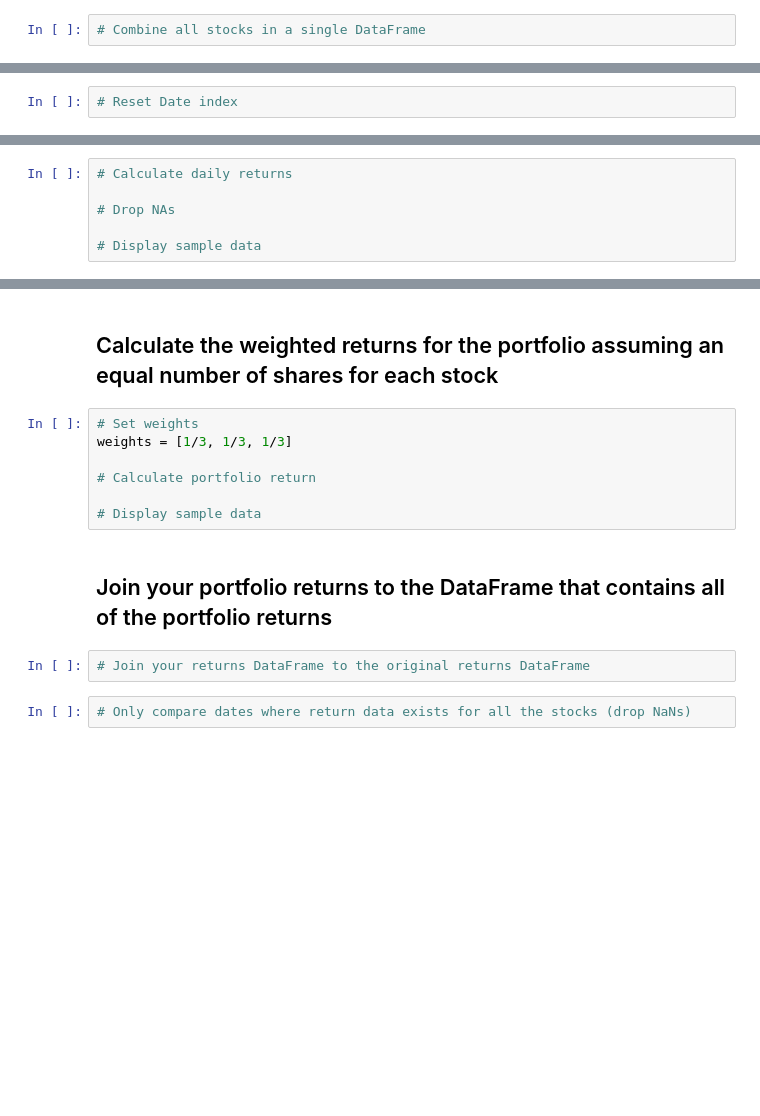
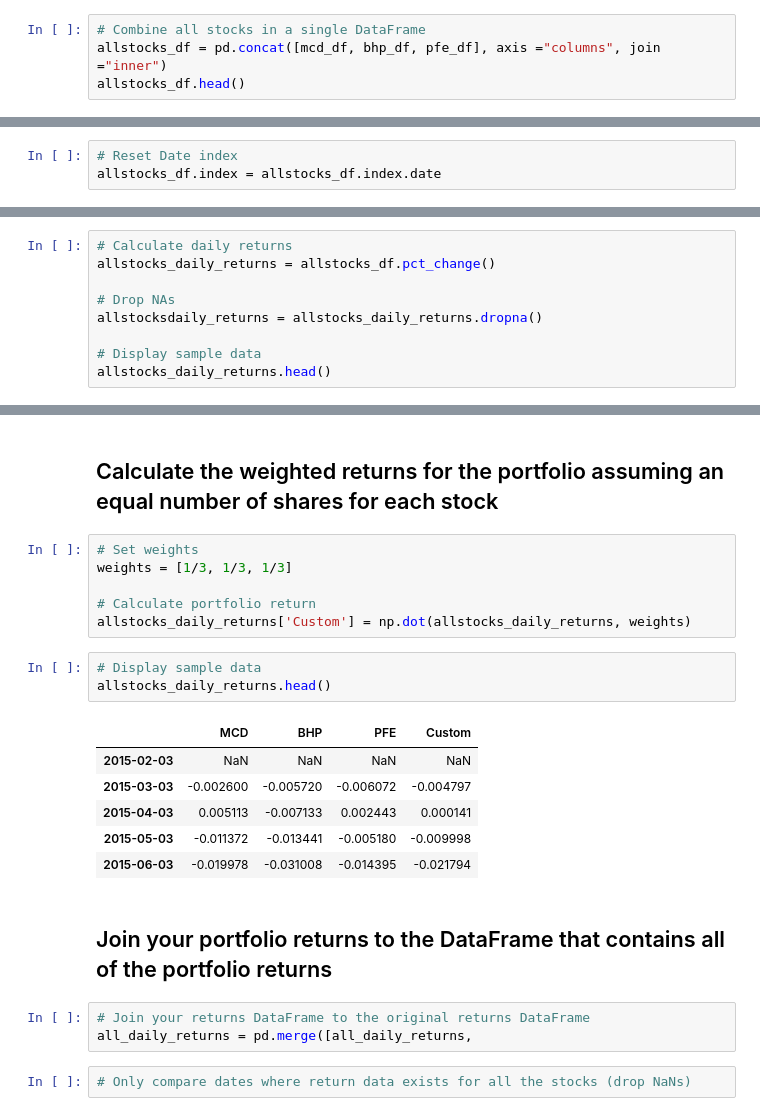
Before and after one commit to twigikit/pandas-homework, a Jupyter notebook: whale_analysis.ipynb, the cells around one changed output, grey strips where cells are left out. Drawn from its saved outputs; the diff is of its cells as text; blank space fills up the shorter version.

Commit message:
Add files for custom portfolio analysis

```diff
--- a/whale_analysis.ipynb
+++ b/whale_analysis.ipynb
@@ -397,2 +434,4 @@ In this section, you will build your own portfolio of stocks, calculate the retu
 # %%
 # Combine all stocks in a single DataFrame
+allstocks_df = pd.concat([mcd_df, bhp_df, pfe_df], axis ="columns", join ="inner")
+allstocks_df.head()
@@ -399,10 +446,14 @@ In this section, you will build your own portfolio of stocks, calculate the retu
 # %%
 # Reset Date index
+allstocks_df.index = allstocks_df.index.date
 # %%
 # Reorganize portfolio data by having a column per symbol
 # %%
 # Calculate daily returns
+allstocks_daily_returns = allstocks_df.pct_change()
 
 # Drop NAs
+allstocksdaily_returns = allstocks_daily_returns.dropna()
 
 # Display sample data
+allstocks_daily_returns.head()
@@ -413,12 +471,22 @@ In this section, you will build your own portfolio of stocks, calculate the retu
 weights = [1/3, 1/3, 1/3]
 
 # Calculate portfolio return
-
-# Display sample data
+allstocks_daily_returns['Custom'] = np.dot(allstocks_daily_returns, weights)
+# %%
+# Display sample data
+allstocks_daily_returns.head()
+# %% [output]
+|  | MCD | BHP | PFE | Custom |
+| 2015-02-03 | NaN | NaN | NaN | NaN |
+| 2015-03-03 | -0.002600 | -0.005720 | -0.006072 | -0.004797 |
+| 2015-04-03 | 0.005113 | -0.007133 | 0.002443 | 0.000141 |
+| 2015-05-03 | -0.011372 | -0.013441 | -0.005180 | -0.009998 |
+| 2015-06-03 | -0.019978 | -0.031008 | -0.014395 | -0.021794 |
 # %% [markdown]
 ## Join your portfolio returns to the DataFrame that contains all of the portfolio returns
 # %%
 # Join your returns DataFrame to the original returns DataFrame
+all_daily_returns = pd.merge([all_daily_returns,
 # %%
 # Only compare dates where return data exists for all the stocks (drop NaNs)
 # %% [markdown]
```
Also changed, not shown: parts of 6 cells of this notebook, 3 other files.
